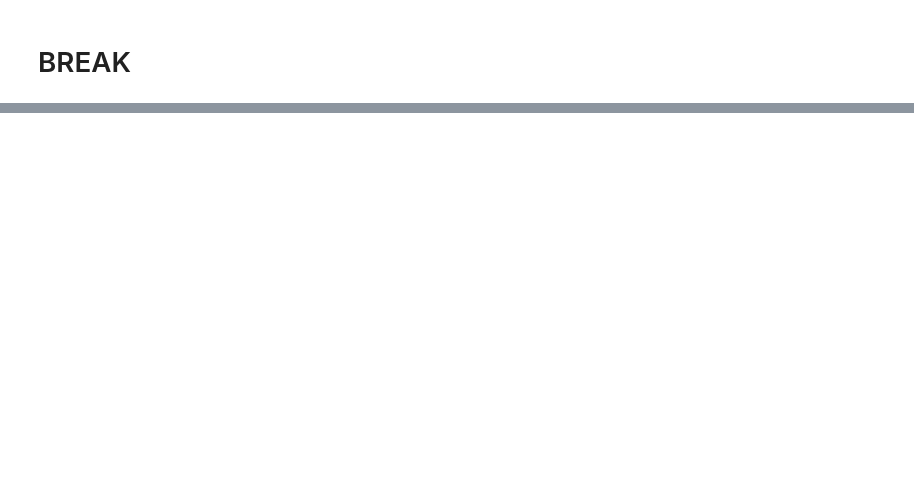
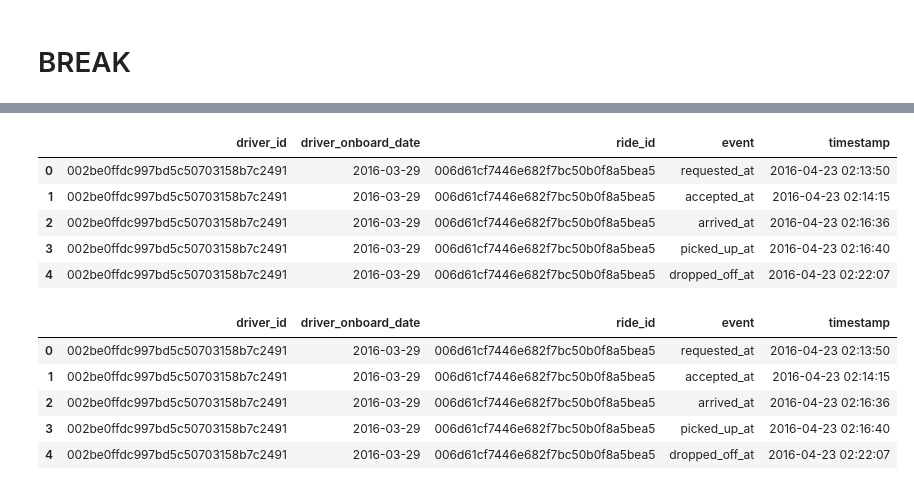
Before and after one commit to Brunadiasmiguel/challenge_drive, a Jupyter notebook: data_wrangling.ipynb, the cells around one changed output, grey strips where cells are left out. Saved outputs shown, nothing was run; the diff lists cells and outputs as text; code cells hidden in the pictures; blank space fills up the shorter version.

```diff
--- a/data_wrangling.ipynb
+++ b/data_wrangling.ipynb
@@ -806,0 +955,17 @@ first_last_code.head()
+# %%
+onboarding_lastridedf = mergeids2.drop(["ride_distance","ride_duration","ride_prime_time","ride_duration_min","ride_distance_miles","base_fare$","duration_ride_revenue$","distance_ride_revenue$","service_fee$","driver_revenue_before_commission$","month","day","weekday","hour"], axis=1)
+
+onboarding_lastridedf.head()
+# %% [output]
+|  | driver_id | driver_onboard_date | ride_id | event | timestamp |
+| 0 | 002be0ffdc997bd5c50703158b7c2491 | 2016-03-29 | 006d61cf7446e682f7bc50b0f8a5bea5 | requested_at | 2016-04-23 02:13:50 |
+| 1 | 002be0ffdc997bd5c50703158b7c2491 | 2016-03-29 | 006d61cf7446e682f7bc50b0f8a5bea5 | accepted_at | 2016-04-23 02:14:15 |
+| 2 | 002be0ffdc997bd5c50703158b7c2491 | 2016-03-29 | 006d61cf7446e682f7bc50b0f8a5bea5 | arrived_at | 2016-04-23 02:16:36 |
+| 3 | 002be0ffdc997bd5c50703158b7c2491 | 2016-03-29 | 006d61cf7446e682f7bc50b0f8a5bea5 | picked_up_at | 2016-04-23 02:16:40 |
+| 4 | 002be0ffdc997bd5c50703158b7c2491 | 2016-03-29 | 006d61cf7446e682f7bc50b0f8a5bea5 | dropped_off_at | 2016-04-23 02:22:07 |
+|  | driver_id | driver_onboard_date | ride_id | event | timestamp |
+| 0 | 002be0ffdc997bd5c50703158b7c2491 | 2016-03-29 | 006d61cf7446e682f7bc50b0f8a5bea5 | requested_at | 2016-04-23 02:13:50 |
+| 1 | 002be0ffdc997bd5c50703158b7c2491 | 2016-03-29 | 006d61cf7446e682f7bc50b0f8a5bea5 | accepted_at | 2016-04-23 02:14:15 |
+| 2 | 002be0ffdc997bd5c50703158b7c2491 | 2016-03-29 | 006d61cf7446e682f7bc50b0f8a5bea5 | arrived_at | 2016-04-23 02:16:36 |
+| 3 | 002be0ffdc997bd5c50703158b7c2491 | 2016-03-29 | 006d61cf7446e682f7bc50b0f8a5bea5 | picked_up_at | 2016-04-23 02:16:40 |
+| 4 | 002be0ffdc997bd5c50703158b7c2491 | 2016-03-29 | 006d61cf7446e682f7bc50b0f8a5bea5 | dropped_off_at | 2016-04-23 02:22:07 |
```
Also changed, not shown: parts of 36 cells of this notebook.
